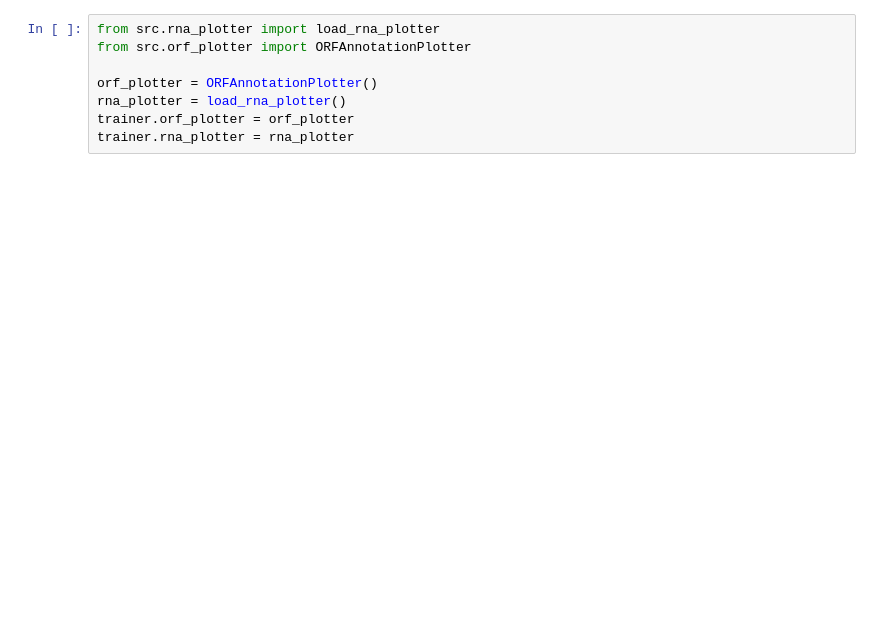
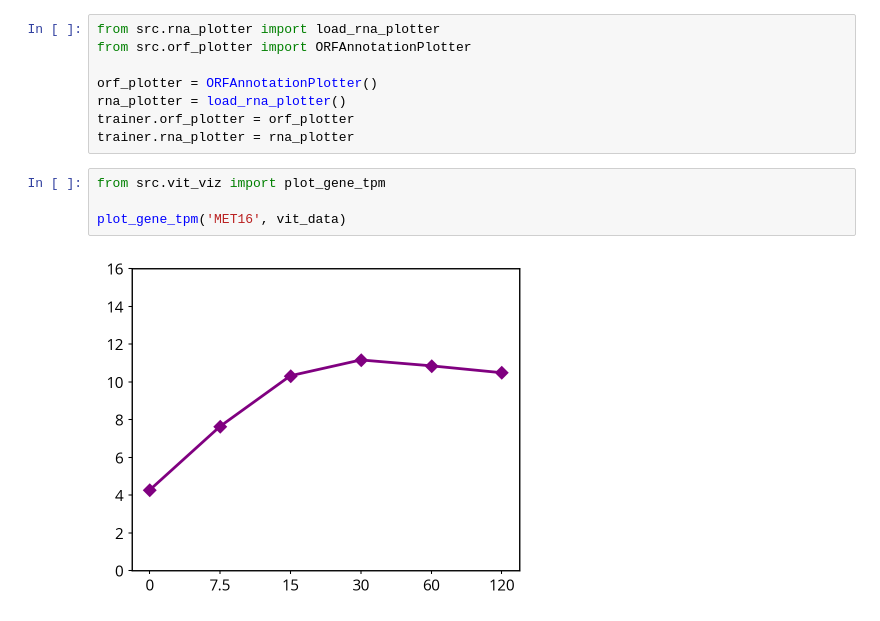
Before and after one commit to HarteminkLab/chromatin-transformers, a Jupyter notebook: Attention_Analysis.ipynb, the cells around one changed output. Saved outputs shown, nothing was run; the diff lists cells and outputs as text; blank space fills up the shorter version.

```diff
--- a/Attention_Analysis.ipynb
+++ b/Attention_Analysis.ipynb
@@ -96,6 +100,12 @@ orf_plotter = ORFAnnotationPlotter()
 rna_plotter = load_rna_plotter()
 trainer.orf_plotter = orf_plotter
 trainer.rna_plotter = rna_plotter
+# %%
+from src.vit_viz import plot_gene_tpm
+
+plot_gene_tpm('MET16', vit_data)
+# %% [output]
+[figure, added]
 # %%
 from src.vit_viz import plot_gene_tpm
 
```
Also changed, not shown: parts of 31 cells of this notebook, 9 other files.
